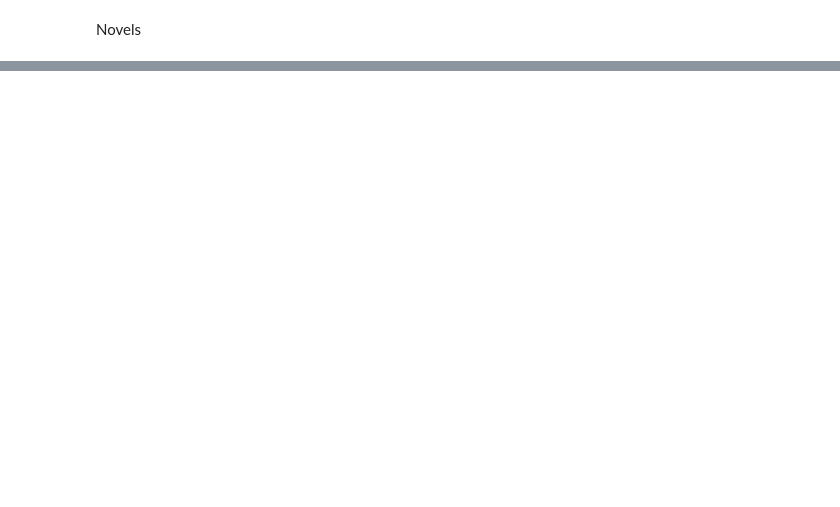
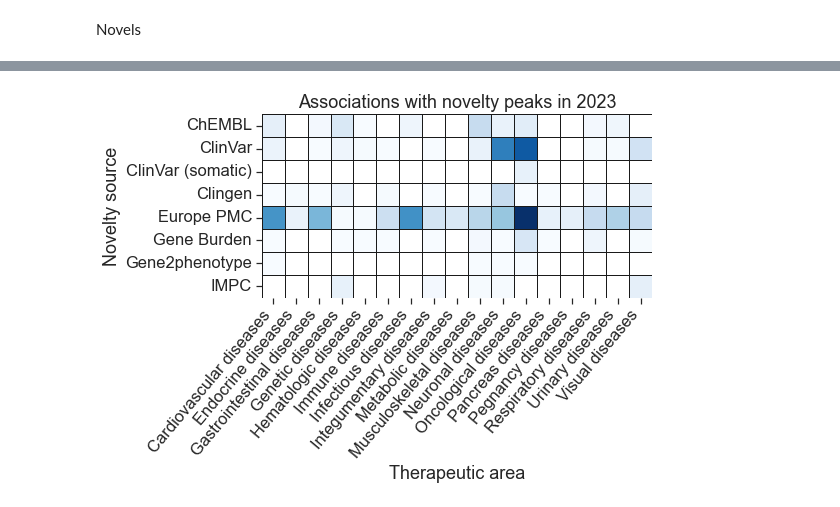
Before and after one commit to opentargets/timeseries, a Jupyter notebook: analysis.ipynb, the cells around one changed output, grey strips where cells are left out. Drawn from its saved outputs; the diff is of its cells as text; code cells hidden in the pictures; blank space fills up the shorter version.

```diff
--- a/analysis.ipynb
+++ b/analysis.ipynb
@@ -840,0 +969,28 @@ sns.despine()
+# %%
+data = (spark.read.parquet("/Users/mariaf/TargetEngine/results/23.06/novels/counts0.4/year=2023")
+        .drop("targets")
+        #.filter(F.col("associations")>10)
+ .replace({k:v+" diseases" for k, v in {"cancer or benign tumor":"Oncological",
+           'nervous system disease':"Neuronal",
+           'musculoskeletal or connective tissue disease':"Musculoskeletal",
+           "genetic, familial or congenital disease":"Genetic",
+           "respiratory or thoracic disease":"Respiratory",
+           'integumentary system disease':"Integumentary",
+           'immune system disease':"Immune",
+           'reproductive system or breast disease':"Reproductive",
+           'nutritional or metabolic disease':"Metabolic",
+           'disorder of visual system':"Visual",
+           'urinary system disease':"Urinary",
+           "infectious disease":"Infectious",
+           "pancreas disease":"Pancreas",
+           "gastrointestinal disease":"Gastrointestinal",
+           "cardiovascular disease":"Cardiovascular",
+           "hematologic disease":"Hematologic",
+           "pregnancy or perinatal disease":"Pegnancy",
+           "psychiatric disorder":"Psyciatric",
+           "endocrine system disease":"Endocrine",
+           "disorder of ear":"Ear"
+           }.items()})
+ .orderBy("therapeuticAreaName","datasourceId")
+ .drop("targets")
+ ).toPandas().replace(plotTimeseries.getDatasourceToName(output="dict")).pivot(index="therapeuticAreaName", columns="datasourceId", values="associations")
@@ -840,0 +1019,10 @@ sns.despine()
+# %%
+plt.figure(figsize=(7,7))
+ax = sns.heatmap(data.T, cmap="Blues", lw=1, vmax=100, linecolor="k", square=True, cbar=False)
+ax.set_xticklabels(ax.get_xticklabels(), rotation=50, ha="right")
+ax.set_title("Associations with novelty peaks in 2023")
+ax.set_ylabel("Novelty source")
+ax.set_xlabel("Therapeutic area")
+plt.savefig("../results/23.06/plots/novels2023.png", bbox_inches="tight", dpi=300)
+# %% [output]
+[figure, added]
```
Also changed, not shown: parts of 27 cells of this notebook.
